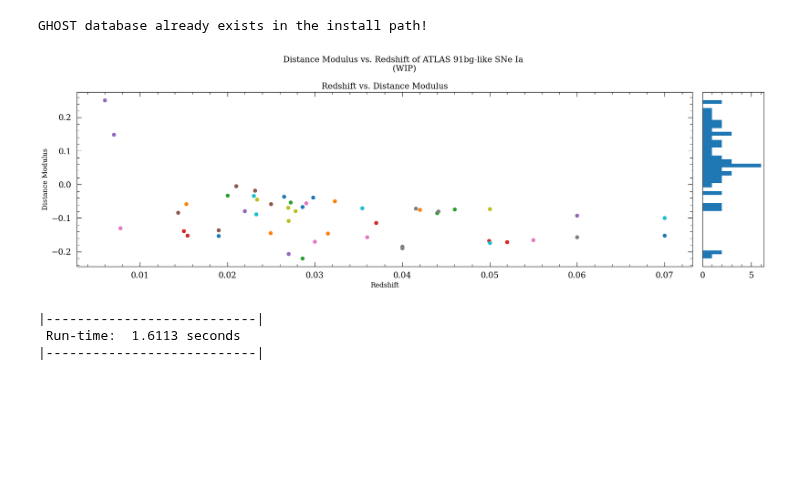
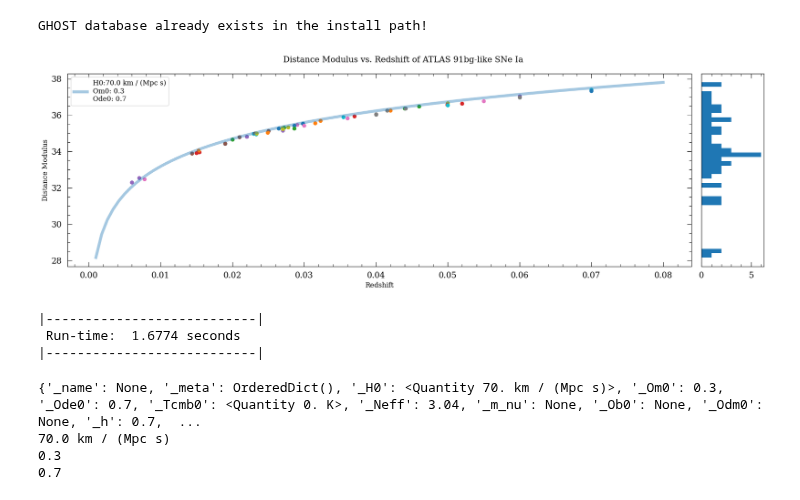
Before and after one commit to mekhi-woods/HiloCATsSN1991bg, a Jupyter notebook: amadeus.ipynb, the cells around one changed output. Drawn from its saved outputs; the diff is of its cells as text; code cells hidden in the pictures; blank space fills up the shorter version.

```diff
--- a/amadeus.ipynb
+++ b/amadeus.ipynb
@@ -825,36 +837,48 @@ def ghost_plotting(choice, plot_size = (18, 6), plot_ratio = [10, 1], hist_bins
 # %%
 """ MAIN """
 if __name__ == '__main__':
     start = systime.time() # Runtime tracker
 
     recover_dir() # Recovering vital directories
 
     # burns_cspvdr3(fit_filters=None, skip_problems=False, use_saved=False, snpy_plots=True)
     # ghost_host_galaxy(BURNS_SAVE_TXT, save_loc=TEST_ROOT, keep_data=False, update_saved=True)
-    # burns_plotting([]) # Options: ['reg_hist', 'res_hist', 'zvmu']
 
     # atlas_collection(quiet=False, check_data=True)
     # # atlas_tns_collection(quiet=False, t_sleep=10)
     # atlas_objs = atlas_processing(err_max=1000, n_iter=0, sleep_t=5, use_TNS=True)
     # write_ASCII(atlas_objs, SNPY_ATLAS_ASCII, quiet=True)
     # atlas_snpy_fitting(n_iter=0, skip_problems=False, use_saved=False, snpy_plots=True)
     # ghost_host_galaxy(ATLAS_SAVE_TXT, save_loc=TEST_ROOT, keep_data=True, update_saved=True)
-    # atlas_plotting([])
 
     # ztf_collection(submit=True)
     # ztf_alt_collection()
 
-    ghost_plot_args = {'plot_size': (18, 6), 'plot_ratio': [10, 1], 'hist_bins': [40, 40, 40], 'labels': False}
-    # ghost_plotting(['burns_muvmass', 'burns_muvz', 'burns_residualsvmu'], **ghost_plot_args)
+    # burns_plotting([]) # Options: ['reg_hist', 'res_hist', 'zvmu']
+
+    # atlas_plotting([])
+
+
+    ghost_plot_args = {'plot_size': (18, 6), 'plot_ratio': [10, 1], 'hist_bins': [40, 40, 25], 'labels': False, 'raw': True}
     ghost_plotting(['altas_muvz'], **ghost_plot_args)
 
 
 
 
     print('|---------------------------|\n Run-time: ', round(systime.time()-start, 4), 'seconds\n|---------------------------|')
 # %% [output]
 GHOST database already exists in the install path!
-[figure, old version]
+[figure, new version]
 |---------------------------|
- Run-time:  1.6113 seconds
+ Run-time:  1.6774 seconds
 |---------------------------|
+# %%
+print(COSMO_MODEL.__dict__)
+print(str(COSMO_MODEL._H0))
+print(COSMO_MODEL._Om0)
+print(COSMO_MODEL._Ode0)
+# %% [output]
+{'_name': None, '_meta': OrderedDict(), '_H0': <Quantity 70. km / (Mpc s)>, '_Om0': 0.3, '_Ode0': 0.7, '_Tcmb0': <Quantity 0. K>, '_Neff': 3.04, '_m_nu': None, '_Ob0': None, '_Odm0': None, '_h': 0.7,  ...
+70.0 km / (Mpc s)
+0.3
+0.7
```
Also changed, not shown: parts of 1 cell of this notebook.
